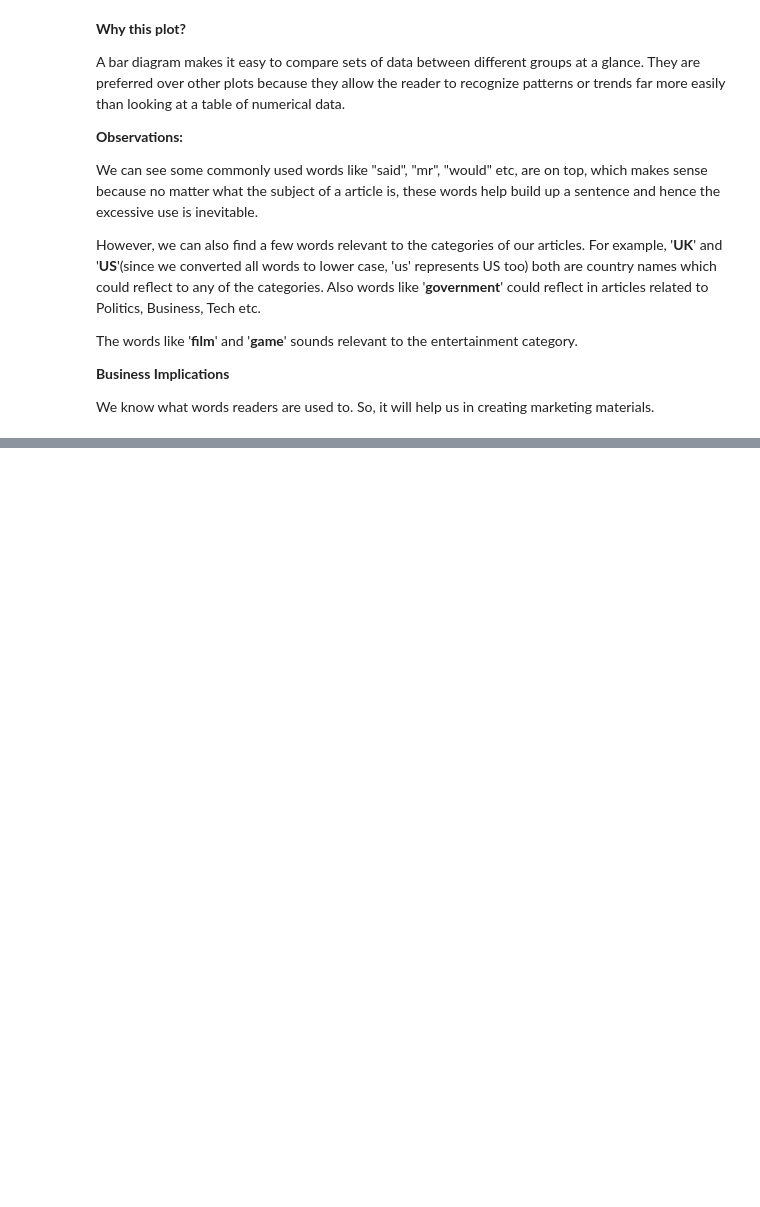
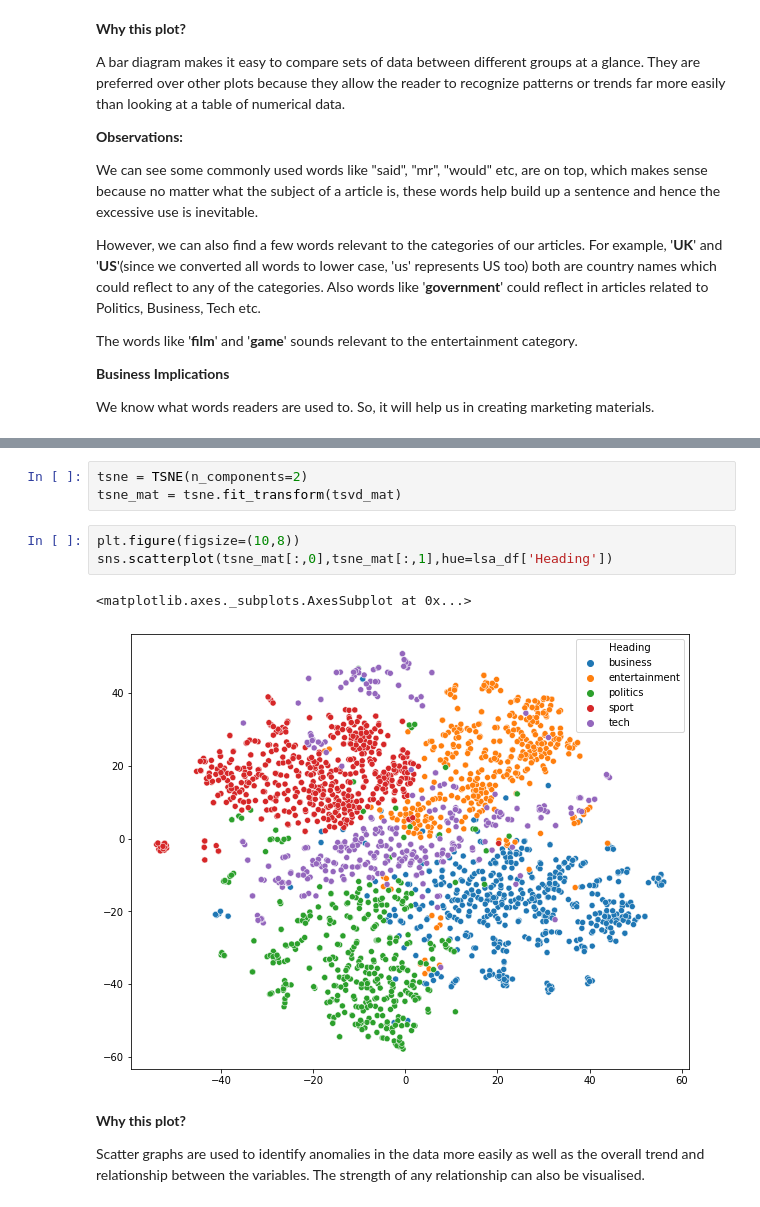
Before and after one commit to AshutoshKumarDubey/Topic_modeling_on_news_Articles, a Jupyter notebook: Topic_Modelling_on_News_Articles_BY_Ashutosh_Kumar_Dubey.ipynb, the cells around one changed output, grey strips where cells are left out. Cells and saved outputs as stored; diff of their text form; blank space fills up the shorter version.

```diff
--- a/Topic_Modelling_on_News_Articles_BY_Ashutosh_Kumar_Dubey.ipynb
+++ b/Topic_Modelling_on_News_Articles_BY_Ashutosh_Kumar_Dubey.ipynb
@@ -589,0 +772,13 @@ We know what words readers are used to. So, it will help us in creating marketin
+# %%
+tsne = TSNE(n_components=2)
+tsne_mat = tsne.fit_transform(tsvd_mat)
+# %%
+plt.figure(figsize=(10,8))
+sns.scatterplot(tsne_mat[:,0],tsne_mat[:,1],hue=lsa_df['Heading'])
+# %% [output]
+<matplotlib.axes._subplots.AxesSubplot at 0x...>
+[figure, added]
+# %% [markdown]
+**Why this plot?**
+
+Scatter graphs are used to identify anomalies in the data more easily as well as the overall trend and relationship between the variables. The strength of any relationship can also be visualised.
```
Also changed, not shown: parts of 36 cells of this notebook.
